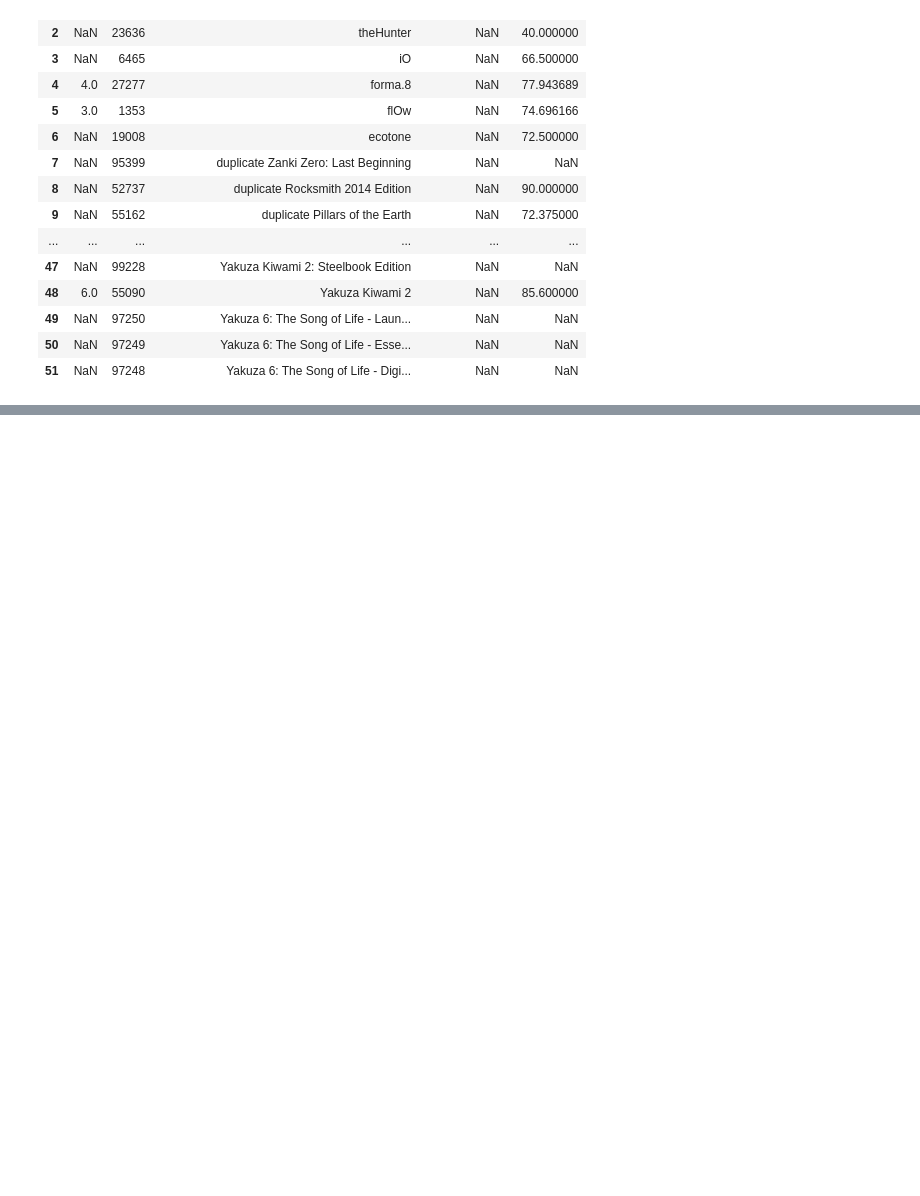
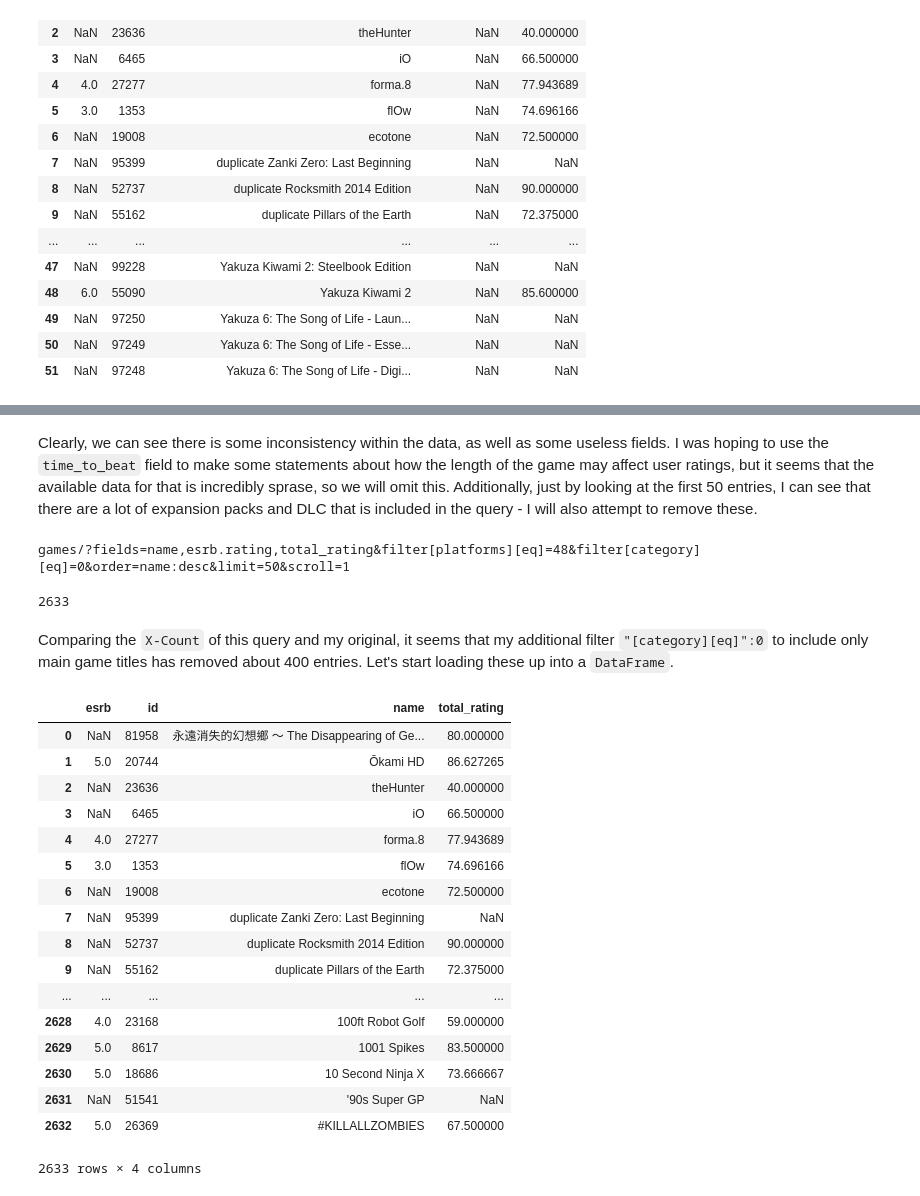
Before and after one commit to tsekenrick/api-data-extraction-and-analysis, a Jupyter notebook: homework02a.ipynb, the cells around one changed output, grey strips where cells are left out. Saved outputs shown, nothing was run; the diff lists cells and outputs as text; code cells hidden in the pictures; blank space fills up the shorter version.

Commit message:
got a cleaned up dataframe up and running, time to analyze

```diff
--- a/homework02a.ipynb
+++ b/homework02a.ipynb
@@ -143,0 +147,58 @@ result=igdb.scroll(result)
+# %% [markdown]
+Clearly, we can see there is some inconsistency within the data, as well as some useless fields. I was hoping to use the `time_to_beat` field to make some statements about how the length of the game may affect user ratings, but it seems that the available data for that is incredibly sprase, so we will omit this. Additionally, just by looking at the first 50 entries, I can see that there are a lot of expansion packs and DLC that is included in the query - I will also attempt to remove these.
+# %%
+result = igdb.games({
+    'filters':{
+        "[platforms][eq]":48,
+        "[category][eq]":0
+    },
+    'fields': ['name','esrb.rating','total_rating'],
+    'scroll': 1,
+    'limit': 50,
+    'order': 'name:desc'
+})
+# %% [output]
+games/?fields=name,esrb.rating,total_rating&filter[platforms][eq]=48&filter[category][eq]=0&order=name:desc&limit=50&scroll=1
+# %%
+print(int(result.headers['X-Count']))
+# %% [output]
+2633
+# %% [markdown]
+Comparing the `X-Count` of this query and my original, it seems that my additional filter `"[category][eq]":0` to include only main game titles has removed about 400 entries. Let's start loading these up into a `DataFrame`.
+# %%
+igdb_df = pd.DataFrame()
+
+query_count = 0 # used to track number of iterations through while loop to allow for accurate indexing
+
+# goes through paginations 50 entries at a time until hitting 2633 (the total number of entries, as indicated above)
+while(len(igdb_df.index) < 2633):
+    for i in range(len(result.body)):
+        try:
+            tmp_df = pd.DataFrame(result.body[i], index=[i + 50*query_count])
+            igdb_df = igdb_df.append(tmp_df, sort=True, ignore_index=True)
+        except AttributeError:
+            tmp_df = pd.DataFrame.from_dict(result.body[i])
+            igdb_df = igdb_df.append(tmp_df, sort=True, ignore_index=True)
+    result = igdb.scroll(result)
+    query_count += 1
+# %%
+igdb_df
+# %% [output]
+|  | esrb | id | name | total_rating |
+| 0 | NaN | 81958 | 永遠消失的幻想鄉 ～ The Disappearing of Ge... | 80.000000 |
+| 1 | 5.0 | 20744 | Ōkami HD | 86.627265 |
+| 2 | NaN | 23636 | theHunter | 40.000000 |
+| 3 | NaN | 6465 | iO | 66.500000 |
+| 4 | 4.0 | 27277 | forma.8 | 77.943689 |
+| 5 | 3.0 | 1353 | flOw | 74.696166 |
+| 6 | NaN | 19008 | ecotone | 72.500000 |
+| 7 | NaN | 95399 | duplicate Zanki Zero: Last Beginning | NaN |
+| 8 | NaN | 52737 | duplicate Rocksmith 2014 Edition | 90.000000 |
+| 9 | NaN | 55162 | duplicate Pillars of the Earth | 72.375000 |
+| ... | ... | ... | ... | ... |
+| 2628 | 4.0 | 23168 | 100ft Robot Golf | 59.000000 |
+| 2629 | 5.0 | 8617 | 1001 Spikes | 83.500000 |
+| 2630 | 5.0 | 18686 | 10 Second Ninja X | 73.666667 |
+| 2631 | NaN | 51541 | '90s Super GP | NaN |
+| 2632 | 5.0 | 26369 | #KILLALLZOMBIES | 67.500000 |
+2633 rows × 4 columns
```
Also changed, not shown: parts of 12 cells of this notebook.
